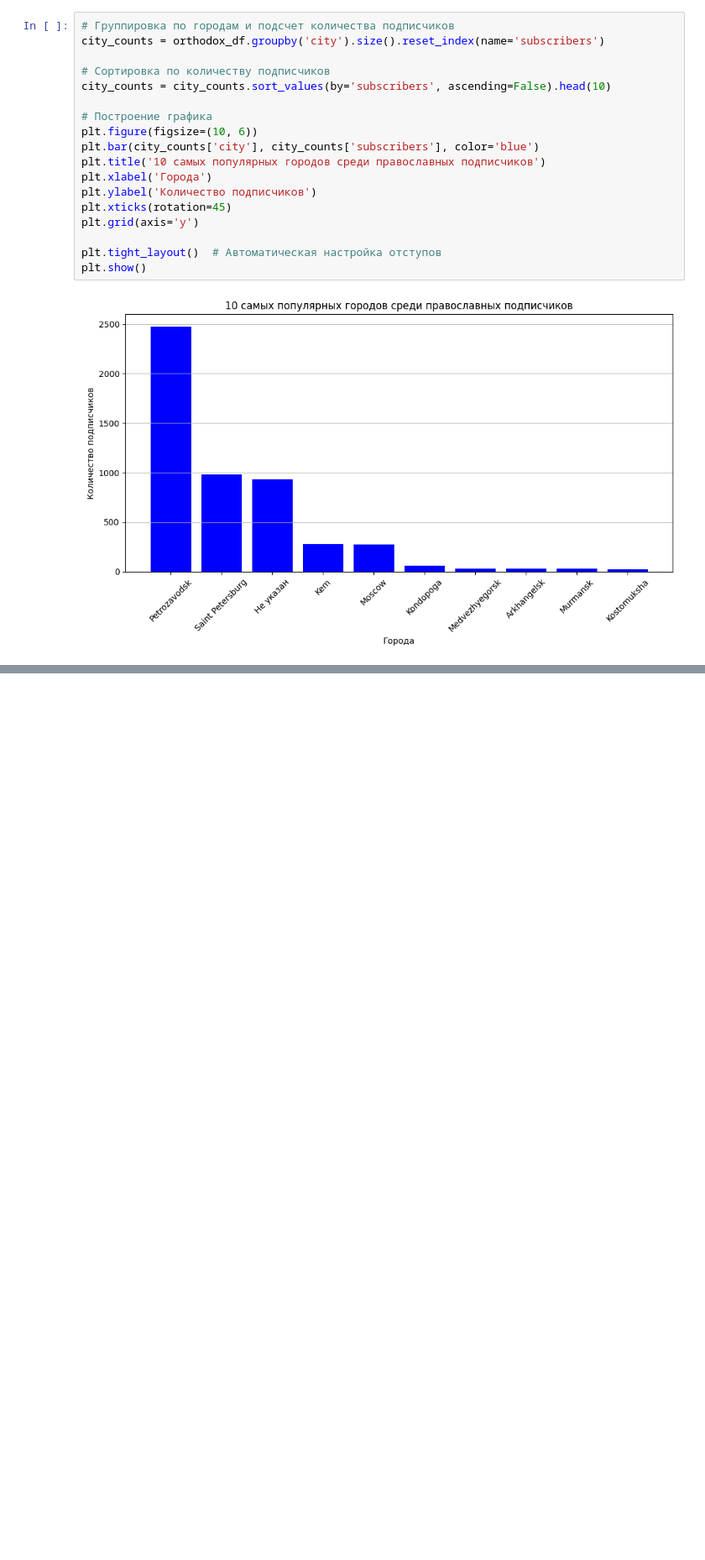
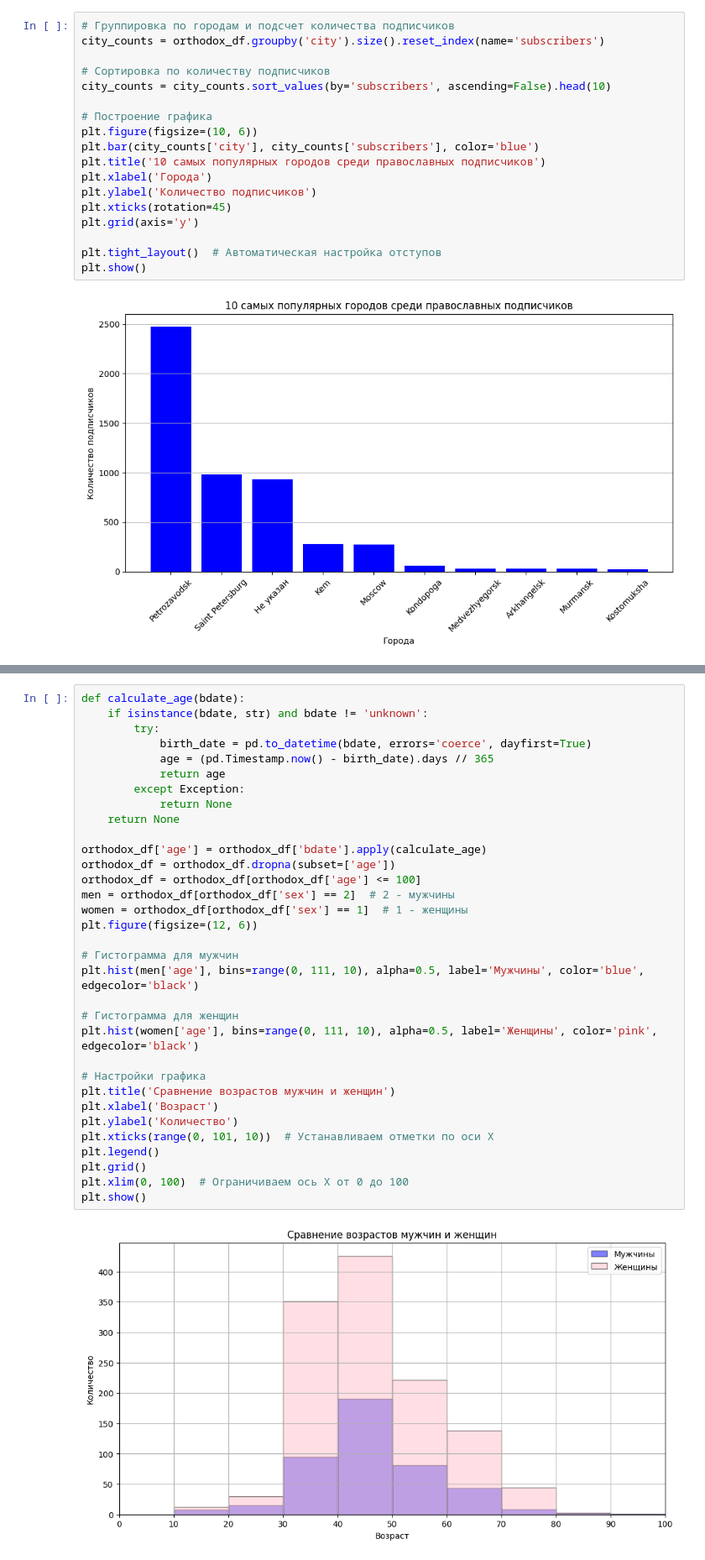
Before and after one commit to componavt/sns4human, a Jupyter notebook: src/vk/vk_subscribers_research.ipynb, the cells around one changed output, grey strips where cells are left out. Shown: that part at 84% size. Drawn from its saved outputs; the diff is of its cells as text; blank space fills up the shorter version.

```diff
--- a/src/vk/vk_subscribers_research.ipynb
+++ b/src/vk/vk_subscribers_research.ipynb
@@ -203,0 +227,35 @@ plt.show()
+# %%
+def calculate_age(bdate):
+    if isinstance(bdate, str) and bdate != 'unknown':
+        try:
+            birth_date = pd.to_datetime(bdate, errors='coerce', dayfirst=True)
+            age = (pd.Timestamp.now() - birth_date).days // 365
+            return age
+        except Exception:
+            return None
+    return None
+
+orthodox_df['age'] = orthodox_df['bdate'].apply(calculate_age)
+orthodox_df = orthodox_df.dropna(subset=['age'])
+orthodox_df = orthodox_df[orthodox_df['age'] <= 100]
+men = orthodox_df[orthodox_df['sex'] == 2]  # 2 - мужчины
+women = orthodox_df[orthodox_df['sex'] == 1]  # 1 - женщины
+plt.figure(figsize=(12, 6))
+
+# Гистограмма для мужчин
+plt.hist(men['age'], bins=range(0, 111, 10), alpha=0.5, label='Мужчины', color='blue', edgecolor='black')
+
+# Гистограмма для женщин
+plt.hist(women['age'], bins=range(0, 111, 10), alpha=0.5, label='Женщины', color='pink', edgecolor='black')
+
+# Настройки графика
+plt.title('Сравнение возрастов мужчин и женщин')
+plt.xlabel('Возраст')
+plt.ylabel('Количество')
+plt.xticks(range(0, 101, 10))  # Устанавливаем отметки по оси X
+plt.legend()
+plt.grid()
+plt.xlim(0, 100)  # Ограничиваем ось X от 0 до 100
+plt.show()
+# %% [output]
+[figure, added]
```
Also changed, not shown: parts of 6 cells of this notebook.
